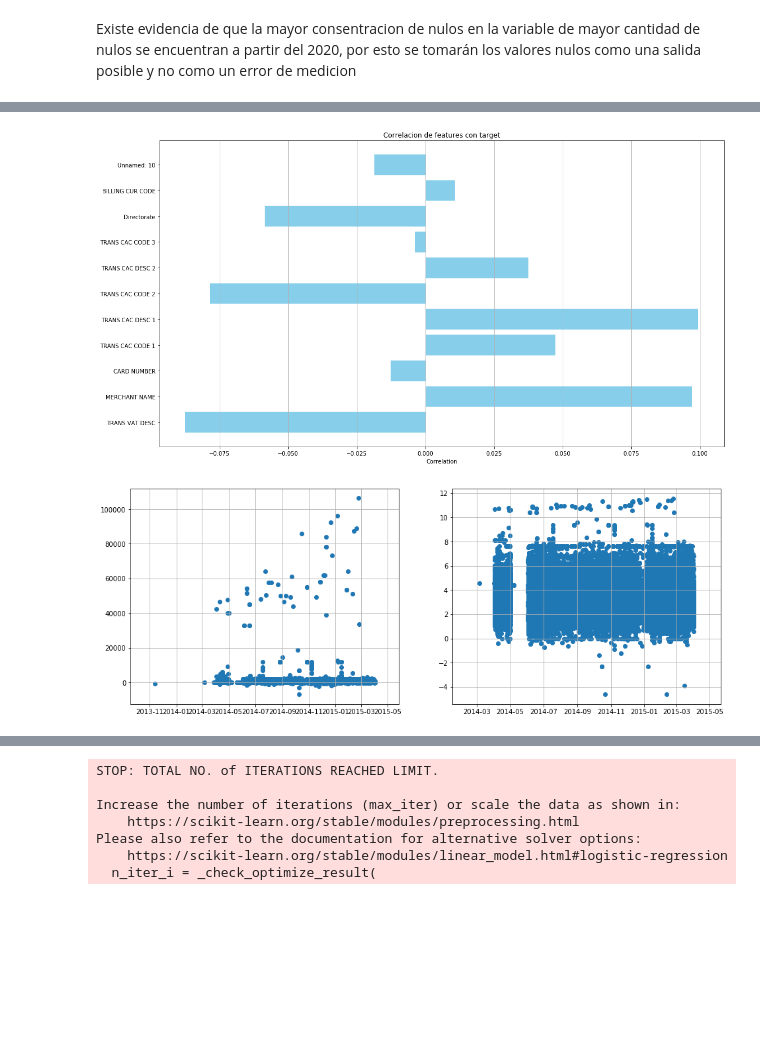
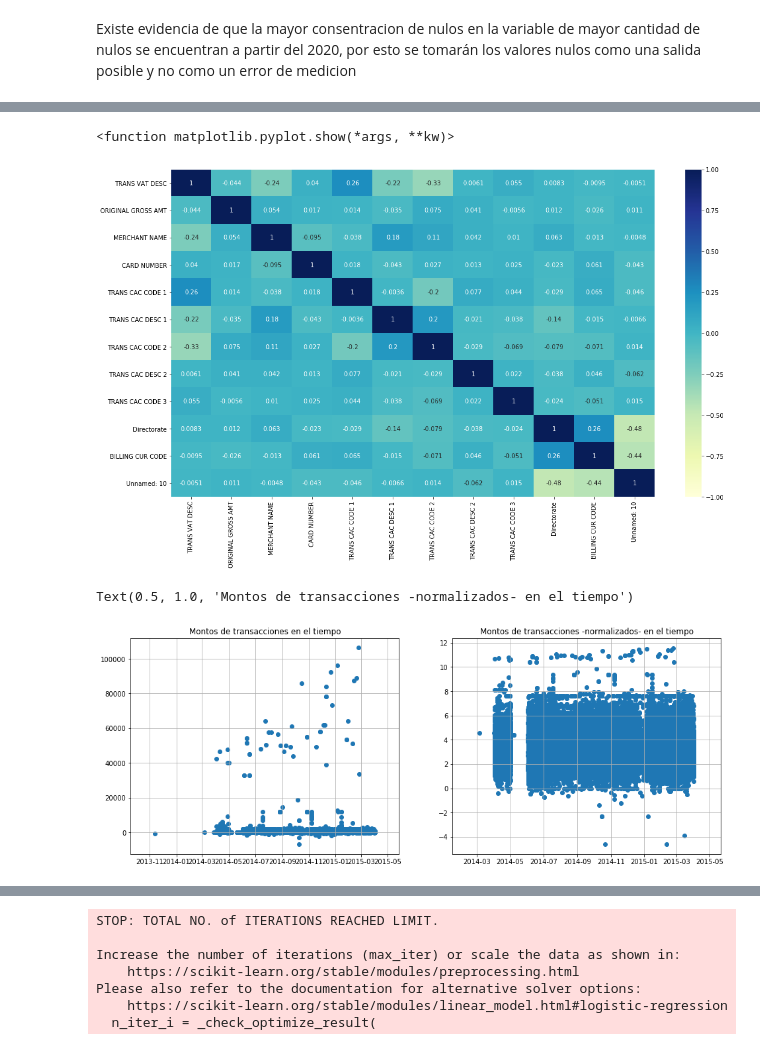
Before and after one commit to aestrad7/Purchase-Card-Transactions_GLBNT_TESTT, a Jupyter notebook: Exploracio_y_limpieza.ipynb, the cells around one changed output, grey strips where cells are left out. Drawn from its saved outputs; the diff is of its cells as text; code cells hidden in the pictures; blank space fills up the shorter version.

```diff
--- a/Exploracio_y_limpieza.ipynb
+++ b/Exploracio_y_limpieza.ipynb
@@ -125,19 +133,34 @@ df_f.describe()
 | 75% | 6.000000 | 85.000000 | 4162.000000 | 815.000000 | 60.000000 | 84.000000 | ... |
 | max | 7.000000 | 106289.880000 | 5986.000000 | 1060.000000 | 105.000000 | 105.000000 | ... |
 # %%
+# Correlacion de monto con el resto de variables
+
 plt.figure(figsize=(18, 10))
-plt.barh(to_numeric, df_f[to_numeric].corrwith(np.log(df_f["ORIGINAL GROSS AMT"])), color= 'skyblue')
-plt.xlabel('Correlation')
-plt.title('Correlacion de features con target')
-plt.grid(axis='x')
+# vals = df.columns
+
+df_f_sample = df_f.sample(1500)
+corr_mat = df_f_sample.corr()
+sns.heatmap(corr_mat, annot=True, vmin=-1, vmax=1, cmap="YlGnBu")
+plt.show
+
+# plt.barh(to_numeric, df_f[to_numeric].corrwith(np.log(df_f["ORIGINAL GROSS AMT"])), color= 'skyblue')
+# plt.xlabel('Correlation')
+# plt.title('Correlacion de features con Monto')
+# plt.grid(axis='x')
 # %% [output]
+<function matplotlib.pyplot.show(*args, **kw)>
-[figure, old version]
+[figure, new version]
 # %%
+# Como se comportan los montos tranzados en el tiempo
+
 fig, (ax1,ax2) = plt.subplots(1,2, figsize = (16,6))
 ax1.scatter(df["TRANS DATE"], (df["ORIGINAL GROSS AMT"]))
 ax2.scatter(df["TRANS DATE"], np.log(df["ORIGINAL GROSS AMT"]))
 ax1.grid()
 ax2.grid()
+ax1.set_title("Montos de transacciones en el tiempo")
+ax2.set_title("Montos de transacciones -normalizados- en el tiempo")
 # %% [output]
+Text(0.5, 1.0, 'Montos de transacciones -normalizados- en el tiempo')
-[figure, old version]
+[figure, new version]
 # %%
```
Also changed, not shown: parts of 19 cells of this notebook, 2 other files.
